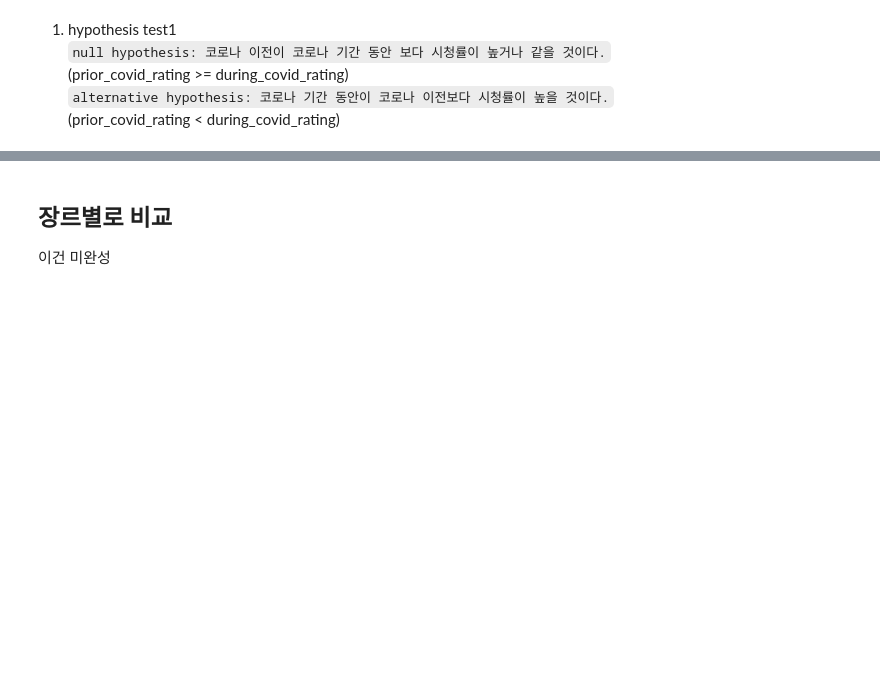
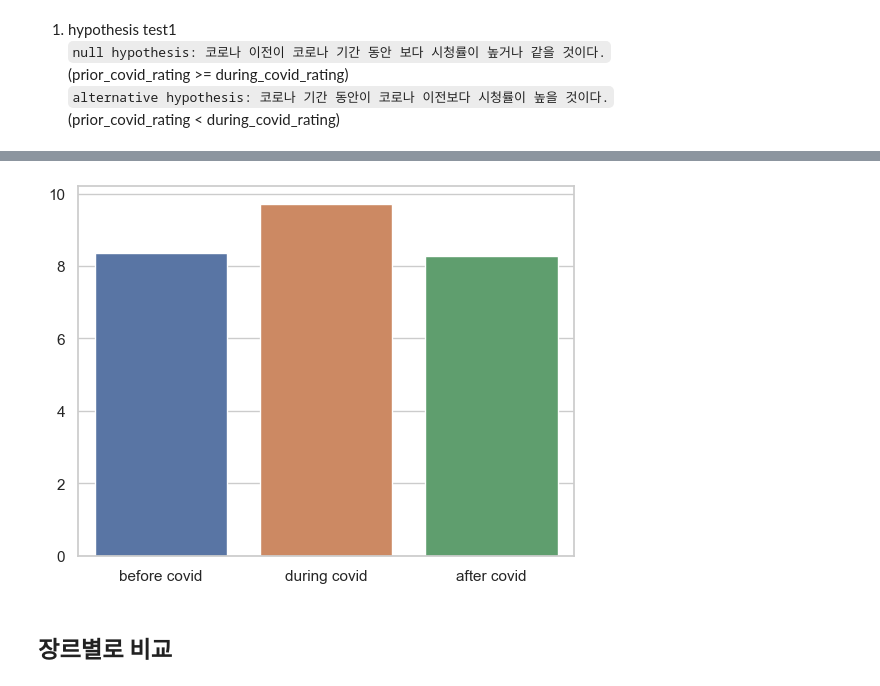
Before and after one commit to zoozero127/10th-EDA, a Jupyter notebook: Team_C/정성오/rating_abt_covid_period_t_test.ipynb, the cells around one changed output, grey strips where cells are left out. Saved outputs shown, nothing was run; the diff lists cells and outputs as text; code cells hidden in the pictures; blank space fills up the shorter version.

```diff
--- a/Team_C/정성오/rating_abt_covid_period_t_test.ipynb
+++ b/Team_C/정성오/rating_abt_covid_period_t_test.ipynb
@@ -180,3 +128,0 @@ during_covid_rating
-# %%
-post_covid_rating = extracted_dama_ratig[extracted_dama_ratig['방송일자'] >= covid_end]
-post_covid_rating
@@ -196,0 +129,25 @@ post_covid_rating
+# %%
+# 코로나 시작 날짜와 끝 날짜를 기준으로 데이터 프레임을 총 세 개로 나눔
+# begin_date는 연, 월, 일 순서로 [2020, 3, 22]
+# end_date 연, 월, 일 순서로 [2022, 4, 18]
+def df_split_by_date(extracted_drama_ratig, begin_date, end_date):
+
+    covid_begin = datetime.datetime(begin_date[0],begin_date[1],begin_date[2],0,0,0)
+    covid_end = datetime.datetime(end_date[0],end_date[1],end_date[2],0,0,0)
+
+    prior_covid_rating = extracted_drama_ratig[extracted_drama_ratig['방송일자'] < covid_begin]
+    during_covid_rating = extracted_drama_ratig[(covid_begin <= extracted_drama_ratig['방송일자']) &\
+                                            (extracted_drama_ratig['방송일자'] < covid_end)]
+    post_covid_rating = extracted_drama_ratig[extracted_drama_ratig['방송일자'] >= covid_end]
+
+    return prior_covid_rating, during_covid_rating, post_covid_rating
+
+
+covid_begin = [2020,3,22]
+covid_end = [2022,4,18]
+
+prior_covid_rating, during_covid_rating, post_covid_rating =\
+                    df_split_by_date(extracted_drama_ratig, covid_begin, covid_end)
+print(f"Shape of [prior_covid_rating]: {prior_covid_rating.shape}")
+print(f"Shape of [during_covid_rating]: {during_covid_rating.shape}")
+print(f"Shape of [post_covid_rating]: {post_covid_rating.shape}")
@@ -244,3 +303,21 @@ p-value: 4.903945405325962e-16
+# %%
+# 데이터 시각화 함수
+import matplotlib.pyplot as plt
+import seaborn as sns
+
+def drawing_rating_plot(prior_covid_rating, during_covid_rating, post_covid_rating):
+    x = ['before covid', 'during covid', 'after covid']
+    y = [prior_covid_rating['시청률'].mean(),
+         during_covid_rating['시청률'].mean(),
+         post_covid_rating['시청률'].mean()]
+
+    plt.figure()
+    sns.set_theme(style="whitegrid")
+    sns.barplot(x=x, y=y)
+    plt.show()
+# %%
+drawing_rating_plot(prior_covid_rating, during_covid_rating, post_covid_rating)
+# %% [output]
+[figure, added]
 # %% [markdown]
 ## 장르별로 비교
-이건 미완성
```
Also changed, not shown: parts of 26 cells of this notebook, 8 other files.
